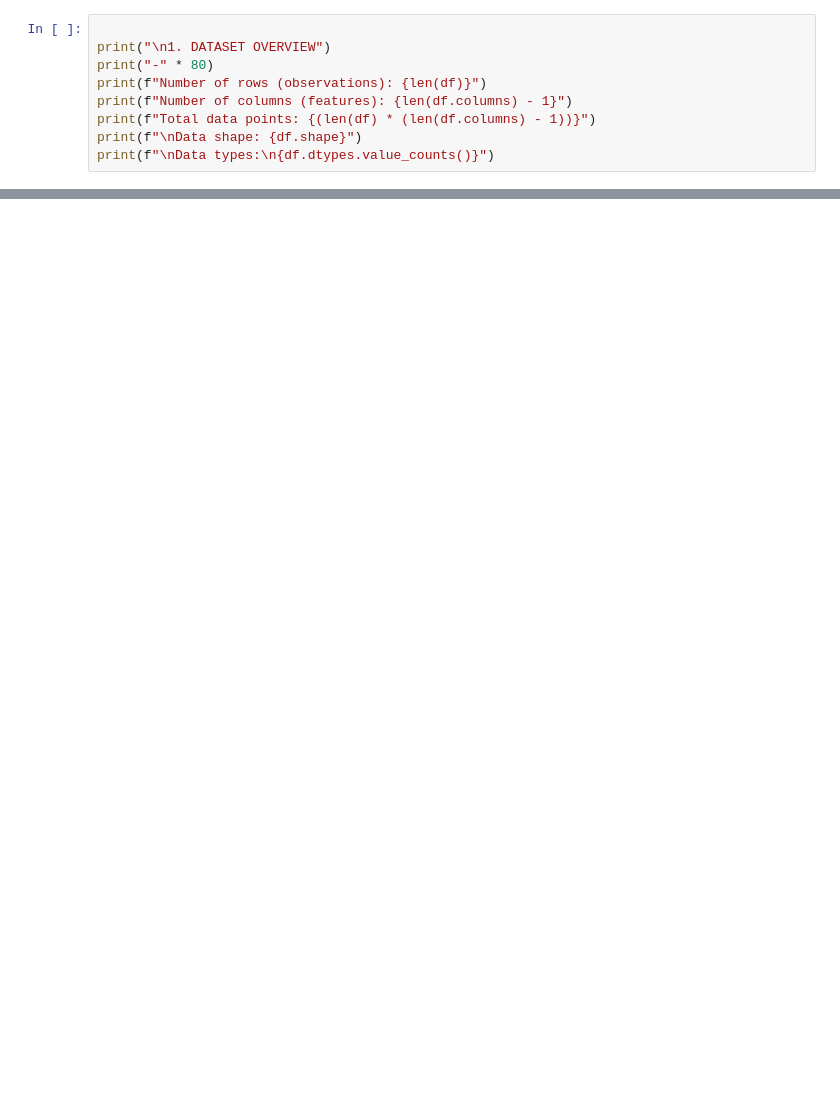
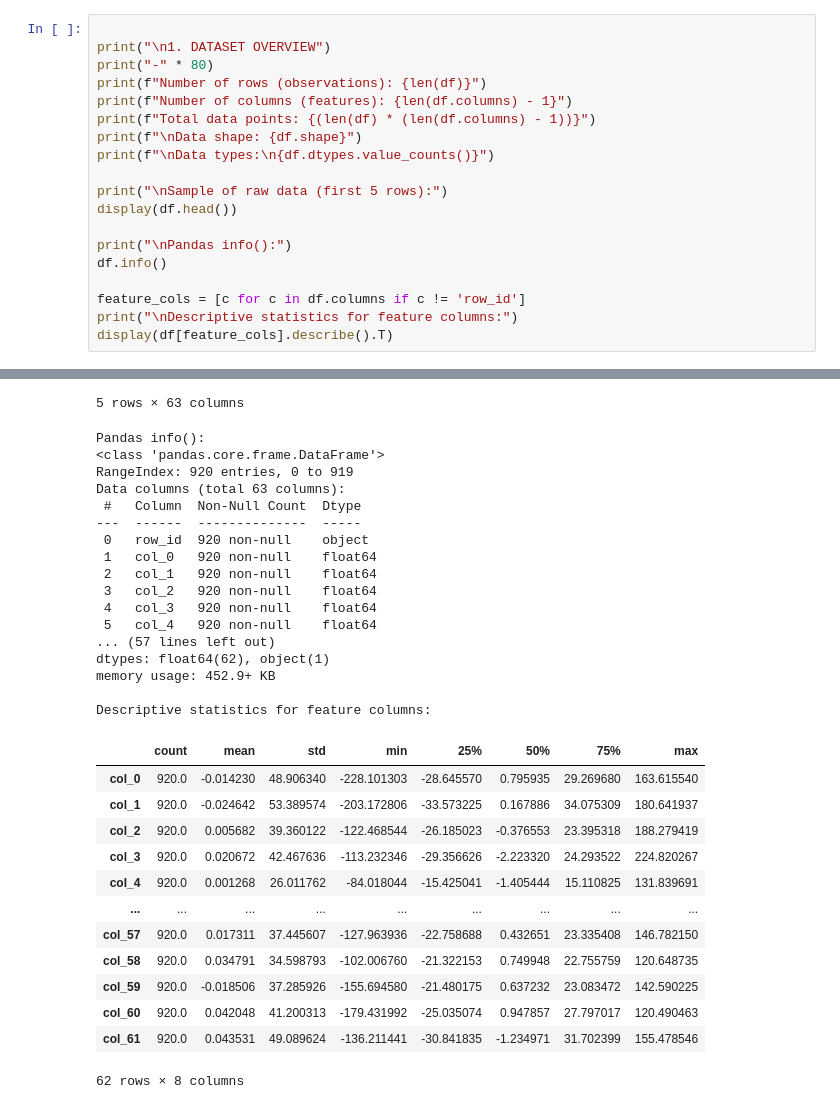
Before and after one commit to Mugetsu-1/BrainFunction_EDA, a Jupyter notebook: BrainNetwork.ipynb, the cells around one changed output, grey strips where cells are left out. Cells and saved outputs as stored; diff of their text form; blank space fills up the shorter version.

```diff
--- a/BrainNetwork.ipynb
+++ b/BrainNetwork.ipynb
@@ -48,3 +85,14 @@ print(f"Number of columns (features): {len(df.columns) - 1}")
 print(f"Total data points: {(len(df) * (len(df.columns) - 1))}")
 print(f"\nData shape: {df.shape}")
 print(f"\nData types:\n{df.dtypes.value_counts()}")
+
+print("\nSample of raw data (first 5 rows):")
+display(df.head())
+
+print("\nPandas info():")
+df.info()
+
+feature_cols = [c for c in df.columns if c != 'row_id']
+print("\nDescriptive statistics for feature columns:")
+display(df[feature_cols].describe().T)
+# %% [output]
@@ -51,3 +119,34 @@ print(f"\nData types:\n{df.dtypes.value_counts()}")
+5 rows × 63 columns
+Pandas info():
+<class 'pandas.core.frame.DataFrame'>
+RangeIndex: 920 entries, 0 to 919
+Data columns (total 63 columns):
+ #   Column  Non-Null Count  Dtype
+---  ------  --------------  -----
+ 0   row_id  920 non-null    object
+ 1   col_0   920 non-null    float64
+ 2   col_1   920 non-null    float64
+ 3   col_2   920 non-null    float64
+ 4   col_3   920 non-null    float64
+ 5   col_4   920 non-null    float64
+... (57 lines left out)
+dtypes: float64(62), object(1)
+memory usage: 452.9+ KB
+
+Descriptive statistics for feature columns:
+|  | count | mean | std | min | 25% | 50% | 75% | max |
+| col_0 | 920.0 | -0.014230 | 48.906340 | -228.101303 | -28.645570 | 0.795935 | 29.269680 | 163.615540 |
+| col_1 | 920.0 | -0.024642 | 53.389574 | -203.172806 | -33.573225 | 0.167886 | 34.075309 | 180.641937 |
+| col_2 | 920.0 | 0.005682 | 39.360122 | -122.468544 | -26.185023 | -0.376553 | 23.395318 | 188.279419 |
+| col_3 | 920.0 | 0.020672 | 42.467636 | -113.232346 | -29.356626 | -2.223320 | 24.293522 | 224.820267 |
+| col_4 | 920.0 | 0.001268 | 26.011762 | -84.018044 | -15.425041 | -1.405444 | 15.110825 | 131.839691 |
+| ... | ... | ... | ... | ... | ... | ... | ... | ... |
+| col_57 | 920.0 | 0.017311 | 37.445607 | -127.963936 | -22.758688 | 0.432651 | 23.335408 | 146.782150 |
+| col_58 | 920.0 | 0.034791 | 34.598793 | -102.006760 | -21.322153 | 0.749948 | 22.755759 | 120.648735 |
+| col_59 | 920.0 | -0.018506 | 37.285926 | -155.694580 | -21.480175 | 0.637232 | 23.083472 | 142.590225 |
+| col_60 | 920.0 | 0.042048 | 41.200313 | -179.431992 | -25.035074 | 0.947857 | 27.797017 | 120.490463 |
+| col_61 | 920.0 | 0.043531 | 49.089624 | -136.211441 | -30.841835 | -1.234971 | 31.702399 | 155.478546 |
+62 rows × 8 columns
 # %%
 
 print("\n2. METADATA SUMMARY")
```
Also changed, not shown: parts of 18 cells of this notebook, 1 other file.
